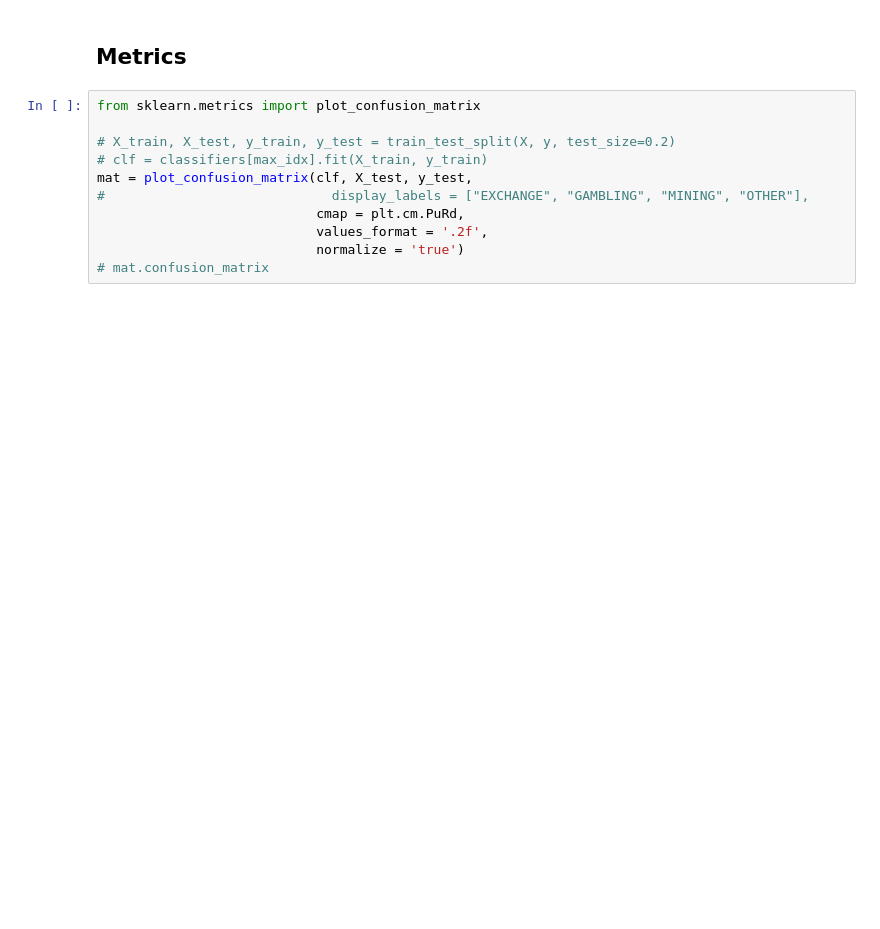
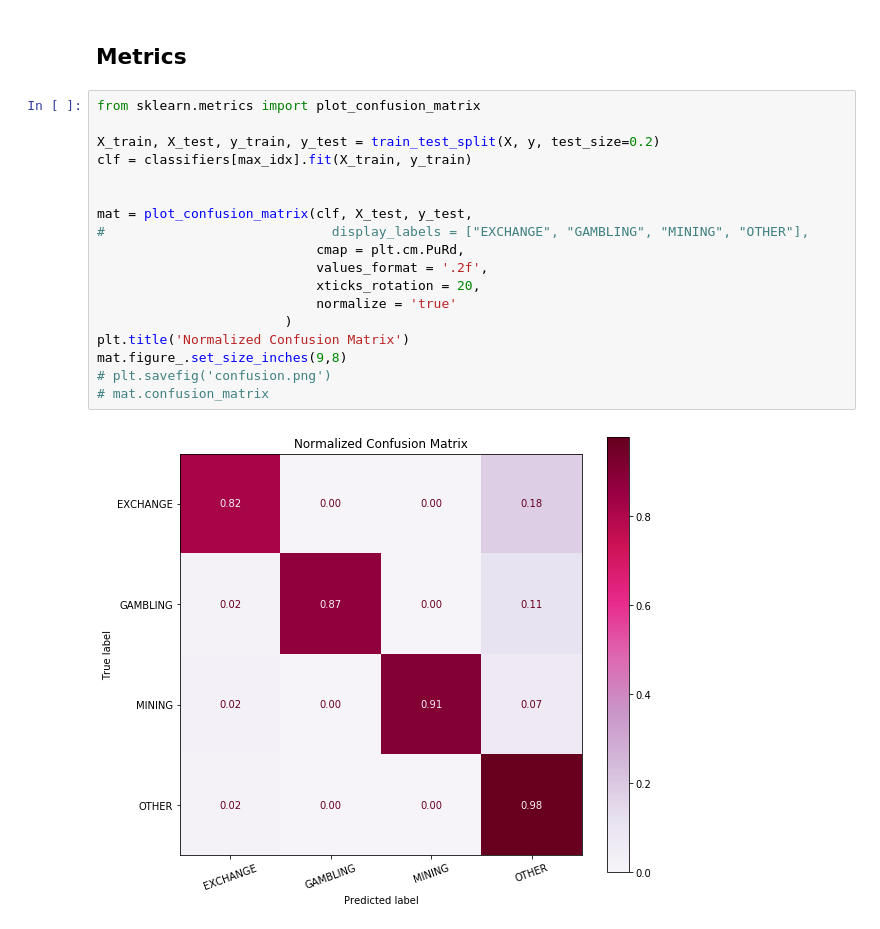
Before and after one commit to fakecoinbase/suchak1slashltc_addr_clf, a Jupyter notebook: litecoin.ipynb, the cells around one changed output. Drawn from its saved outputs; the diff is of its cells as text; blank space fills up the shorter version.

```diff
--- a/litecoin.ipynb
+++ b/litecoin.ipynb
@@ -406,11 +493,20 @@ print(f'Best classifier: {best_clf} with score of {round(max_score, 2)}')
 # %%
 from sklearn.metrics import plot_confusion_matrix
 
-# X_train, X_test, y_train, y_test = train_test_split(X, y, test_size=0.2)
-# clf = classifiers[max_idx].fit(X_train, y_train)
+X_train, X_test, y_train, y_test = train_test_split(X, y, test_size=0.2)
+clf = classifiers[max_idx].fit(X_train, y_train)
+
+
 mat = plot_confusion_matrix(clf, X_test, y_test,
 #                             display_labels = ["EXCHANGE", "GAMBLING", "MINING", "OTHER"],
                             cmap = plt.cm.PuRd,
                             values_format = '.2f',
-                            normalize = 'true')
+                            xticks_rotation = 20,
+                            normalize = 'true'
+                        )
+plt.title('Normalized Confusion Matrix')
+mat.figure_.set_size_inches(9,8)
+# plt.savefig('confusion.png')
 # mat.confusion_matrix
+# %% [output]
+[figure, added]
```
Also changed, not shown: parts of 13 cells of this notebook, 1 other file.
